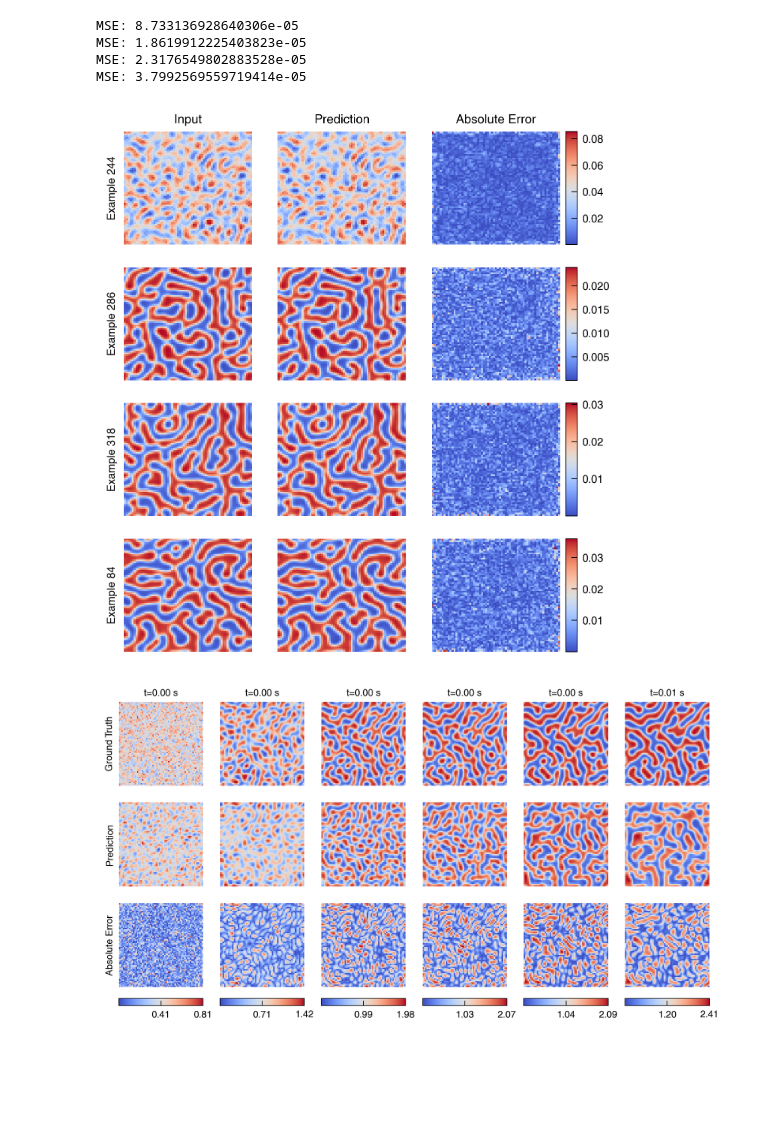
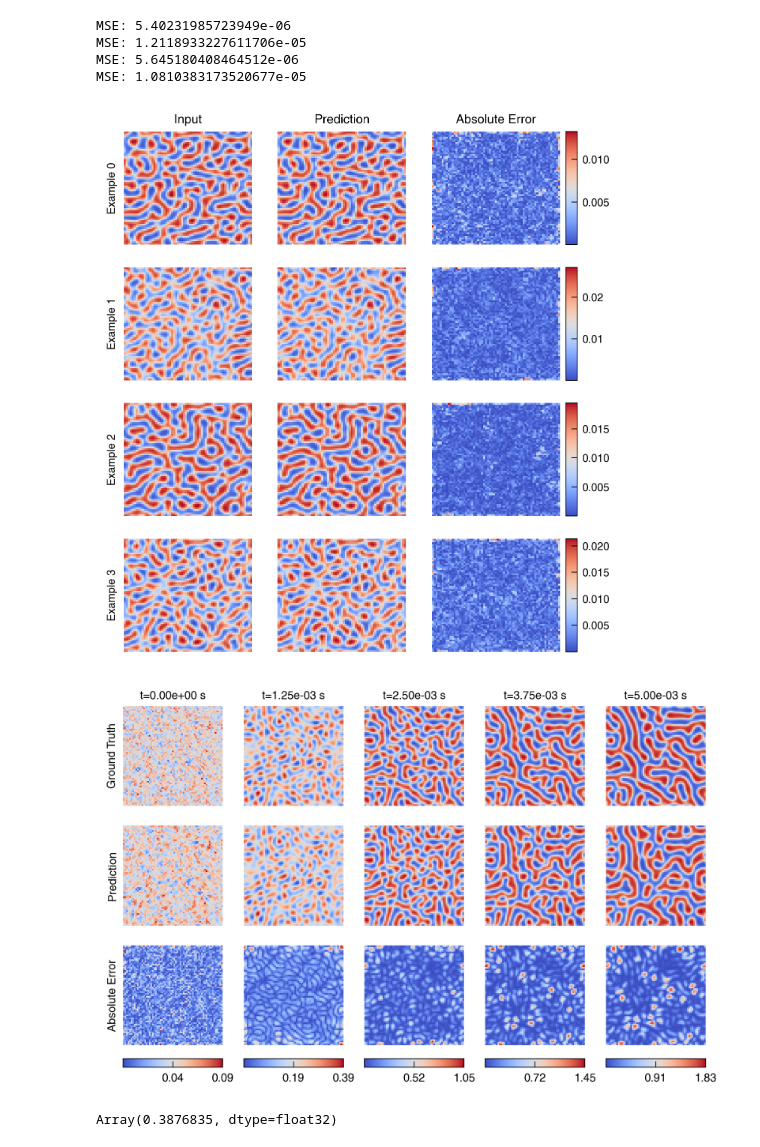
Before and after one commit to NanxiiChen/PF-PINO, a Jupyter notebook: spinodal_decomp/eval.ipynb, the cells around one changed output. Cells and saved outputs as stored; diff of their text form; code cells hidden in the pictures; blank space fills up the shorter version.

```diff
--- a/spinodal_decomp/eval.ipynb
+++ b/spinodal_decomp/eval.ipynb
@@ -119,7 +119,8 @@ Xs.shape, Ys.shape
 # %%
 num_examples = 4
 import numpy as np
-random_indices = np.random.choice(Xs.shape[0], num_examples, replace=False)
+# random_indices = np.random.choice(Xs.shape[0], num_examples, replace=False)
+random_indices = [0, 1, 2, 3]
 fig, axes = plt.subplots(num_examples, 3, figsize=(5, 1.5 * num_examples))
 xs_examples = Xs[random_indices]
 ys_examples = Ys[random_indices]
@@ -158,26 +159,28 @@ for i, idx in enumerate(random_indices):
     print(f"MSE: {jnp.mean(diff**2)}")
 # fig.tight_layout()
 # %% [output]
-MSE: 8.733136928640306e-05
-MSE: 1.8619912225403823e-05
-MSE: 2.3176549802883528e-05
-MSE: 3.7992569559719414e-05
+MSE: 5.40231985723949e-06
+MSE: 1.2118933227611706e-05
+MSE: 5.645180408464512e-06
+MSE: 1.0810383173520677e-05
-[figure, old version]
+[figure, new version]
 # %%
 test_solutions = jnp.load(os.path.join(configs.test_data_dir, "solutions_grid.npy"))
-u0 = test_solutions[:, 0, :, :]
-y_test = test_solutions[:, 1:, :, :]
+start = 0
+steps = 100
+u0 = test_solutions[:, start, :, :]
+y_test = test_solutions[:, start+1:start+1+steps, :, :]
 auto_reg_fn = partial(
     model.auto_reg,
     meshes=meshes,
-    steps=100
+    steps=steps
 )
 u_preds = jax.vmap(auto_reg_fn)(u0)
 # %%
-idxs = [0, 20, 40, 50, 80, 100,]
+idxs = [0, 25, 50, 75, 100]
 meshesx = meshes[0]
 meshesy = meshes[1]
-example_th = -1
+example_th = 0
 component = 0
 fig, axes = plt.subplots(3, len(idxs), figsize=(1.3 * len(idxs), 3.8),)
 for i, idx in enumerate(idxs):
@@ -188,7 +191,7 @@ for i, idx in enumerate(idxs):
         ax.text(-0.05, 0.5, "Ground Truth", ha="right", va="center", transform=ax.transAxes, rotation=90)
     # ax.set_title(f"Ground Truth t={int((idx+1)*dt*configs.Tc)} s")
     ax.set_axis_off()
-    ax.text(0.5, 1.05, f"t={idx*dt*configs.Tc:.2f} s", ha="center", va="bottom", transform=ax.transAxes)
+    ax.text(0.5, 1.05, f"t={idx*dt*configs.Tc:.2e} s", ha="center", va="bottom", transform=ax.transAxes)
     ax.set_aspect('equal')
 
     ax = axes[1, i]
@@ -196,31 +199,36 @@ for i, idx in enumerate(idxs):
     ax.pcolormesh(meshesx, meshesy, u_preds[example_th, idx, component, :, :], shading='auto', cmap='coolwarm')
     if i == 0:
         ax.text(-0.05, 0.5, "Prediction", ha="right", va="center", transform=ax.transAxes, rotation=90)
     ax.set_axis_off()
     ax.set_aspect('equal')
 
     ax = axes[2, i]
     diff = jnp.abs(y_test[example_th, idx, component, :, :] - u_preds[example_th, idx, component, :, :])
     # diff_ax = ax.contourf(meshesx, meshesy, diff, levels=20, cmap='coolwarm')
     diff_ax = ax.pcolormesh(meshesx, meshesy, diff, shading='auto', cmap='coolwarm')
     if i == 0:
         ax.text(-0.05, 0.5, "Absolute Error", ha="right", va="center", transform=ax.transAxes, rotation=90)
     ax.set_axis_off()
     ax.set_aspect('equal')
     ax_bar = fig.add_axes([ax.get_position().x0,
                            ax.get_position().y0 - 0.05,
                            ax.get_position().width,
                            0.02])
 
     # L2 = jnp.linalg.norm(y_test[example_th, idx, component, :, :] - u_preds[example_th, idx, component, :, :]) / jnp.linalg.norm(y_test[example_th, idx, component, :, :])
     # # format as latex string wish scientific notation (\times 10^)
     # L2_magnitude = jnp.floor(jnp.log10(L2))
     # L2_coefficient = L2 / (10 ** L2_magnitude)
     # L2_text = r"$L_2=" + f"{L2_coefficient:.2f}" + r"\times 10^{" + f"{int(L2_magnitude)}" + "}$"
     # ax.text(0.01, 0.99, L2_text, ha="left", va="top", transform=ax.transAxes, fontsize=5, color='white')
 
     # fewer ticks on colorbar with 2 precision
     fig.colorbar(diff_ax, cax=ax_bar, orientation='horizontal',
                  format='%.2f', ticks=jnp.linspace(0, jnp.max(diff), num=3))
 # %% [output]
-[figure, old version]
+[figure, new version]
+# %%
+l2 = jnp.linalg.norm(y_test - u_preds) / jnp.linalg.norm(y_test)
+l2
+# %% [output]
+Array(0.3876835, dtype=float32)
```
Also changed, not shown: parts of 3 cells of this notebook, 6 other files.
